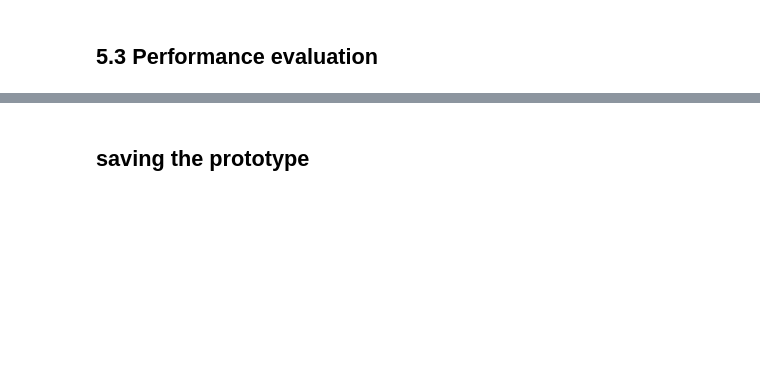
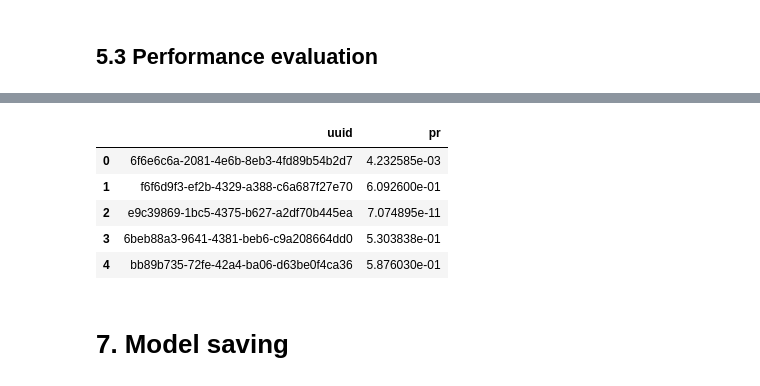
Before and after one commit to ema-0/default-predictor, a Jupyter notebook: notebooks/prototype.ipynb, the cells around one changed output, grey strips where cells are left out. Cells and saved outputs as stored; diff of their text form; code cells hidden in the pictures; blank space fills up the shorter version.

Commit message:
prototype tuning

```diff
--- a/notebooks/prototype.ipynb
+++ b/notebooks/prototype.ipynb
@@ -295,0 +257,13 @@ sum(y_test)
+# %%
+un_df_numerics = unlabelled_df[numerics_columns]
+n_rows = unlabelled_df.shape[0]
+# %%
+one_hot_list = []
+for key, value in categories_dict.items():
+    indexes = unlabelled_df[key].apply(lambda x: value.index(x))
+    one_hot = np.zeros((n_rows, len(value)))
+    one_hot[range(n_rows), indexes] = 1
+    one_hot_list.append(one_hot)
+# %%
+X_pred = np.concatenate([un_df_numerics] + one_hot_list, axis=1).astype('float32')
+y_pred = model.predict(X_pred)
@@ -295,0 +285,14 @@ sum(y_test)
+# %%
+predictions = pd.DataFrame(dict(
+    uuid =unlabelled_df.uuid.reset_index().uuid,
+    pr = pd.DataFrame(y_pred, columns=['pr']).reset_index().pr
+))
+# %%
+predictions.head(5)
+# %% [output]
+|  | uuid | pr |
+| 0 | 6f6e6c6a-2081-4e6b-8eb3-4fd89b54b2d7 | 4.232585e-03 |
+| 1 | f6f6d9f3-ef2b-4329-a388-c6a687f27e70 | 6.092600e-01 |
+| 2 | e9c39869-1bc5-4375-b627-a2df70b445ea | 7.074895e-11 |
+| 3 | 6beb88a3-9641-4381-beb6-c9a208664dd0 | 5.303838e-01 |
+| 4 | bb89b735-72fe-42a4-ba06-d63be0f4ca36 | 5.876030e-01 |
@@ -296,2 +301,2 @@ sum(y_test)
 # %% [markdown]
-## saving the prototype
+# 7. Model saving
```
Also changed, not shown: parts of 55 cells of this notebook.
